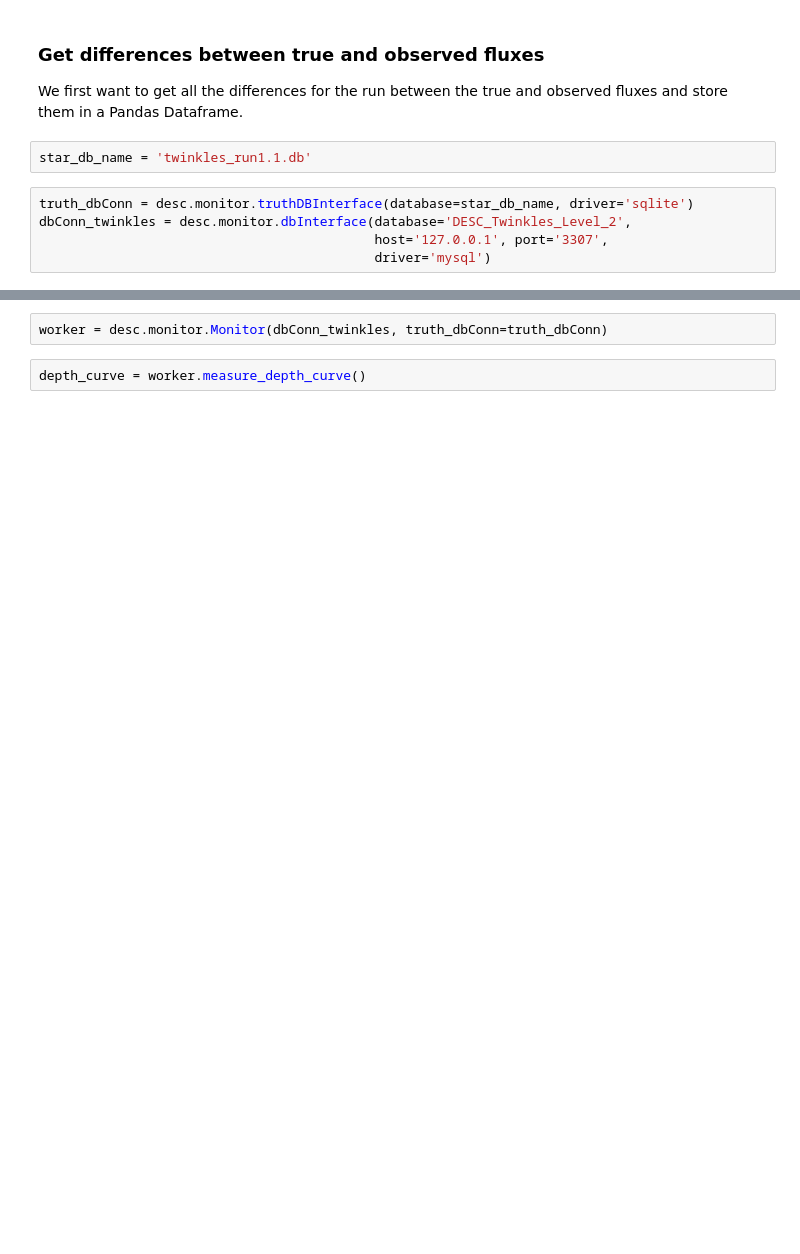
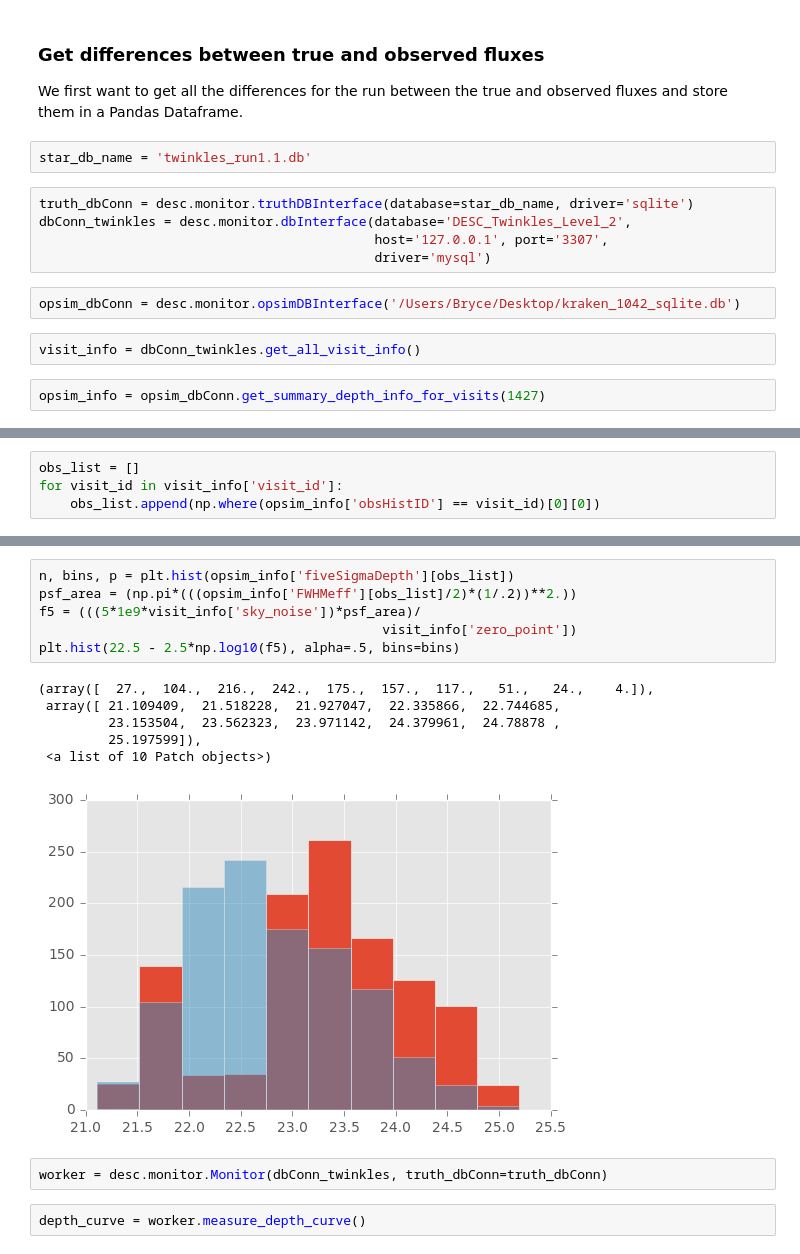
Before and after one commit to LSSTDESC/Monitor, a Jupyter notebook: examples/simple_error_model.ipynb, the cells around one changed output, grey strips where cells are left out. Drawn from its saved outputs; the diff is of its cells as text; blank space fills up the shorter version.

Commit message:
Added Opsim Interface.

```diff
--- a/examples/simple_error_model.ipynb
+++ b/examples/simple_error_model.ipynb
@@ -27,3 +39,9 @@ truth_dbConn = desc.monitor.truthDBInterface(database=star_db_name, driver='sqli
 dbConn_twinkles = desc.monitor.dbInterface(database='DESC_Twinkles_Level_2',
                                            host='127.0.0.1', port='3307',
                                            driver='mysql')
+# %%
+opsim_dbConn = desc.monitor.opsimDBInterface('/Users/Bryce/Desktop/kraken_1042_sqlite.db')
+# %%
+visit_info = dbConn_twinkles.get_all_visit_info()
+# %%
+opsim_info = opsim_dbConn.get_summary_depth_info_for_visits(1427)
@@ -29,0 +53,4 @@ dbConn_twinkles = desc.monitor.dbInterface(database='DESC_Twinkles_Level_2',
+# %%
+obs_list = []
+for visit_id in visit_info['visit_id']:
+    obs_list.append(np.where(opsim_info['obsHistID'] == visit_id)[0][0])
@@ -30,3 +67,16 @@ dbConn_twinkles = desc.monitor.dbInterface(database='DESC_Twinkles_Level_2',
+# %%
+n, bins, p = plt.hist(opsim_info['fiveSigmaDepth'][obs_list])
+psf_area = (np.pi*(((opsim_info['FWHMeff'][obs_list]/2)*(1/.2))**2.))
+f5 = (((5*1e9*visit_info['sky_noise'])*psf_area)/
+                                            visit_info['zero_point'])
+plt.hist(22.5 - 2.5*np.log10(f5), alpha=.5, bins=bins)
+# %% [output]
+(array([  27.,  104.,  216.,  242.,  175.,  157.,  117.,   51.,   24.,    4.]),
+ array([ 21.109409,  21.518228,  21.927047,  22.335866,  22.744685,
+         23.153504,  23.562323,  23.971142,  24.379961,  24.78878 ,
+         25.197599]),
+ <a list of 10 Patch objects>)
+[figure, added]
 # %%
 worker = desc.monitor.Monitor(dbConn_twinkles, truth_dbConn=truth_dbConn)
 # %%
```
Also changed, not shown: parts of 24 cells of this notebook, 3 other files.
